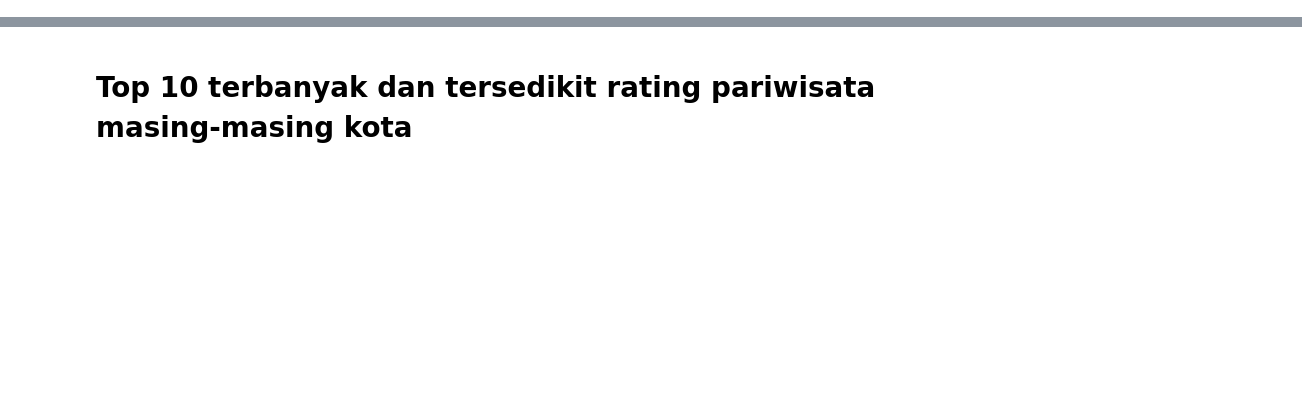
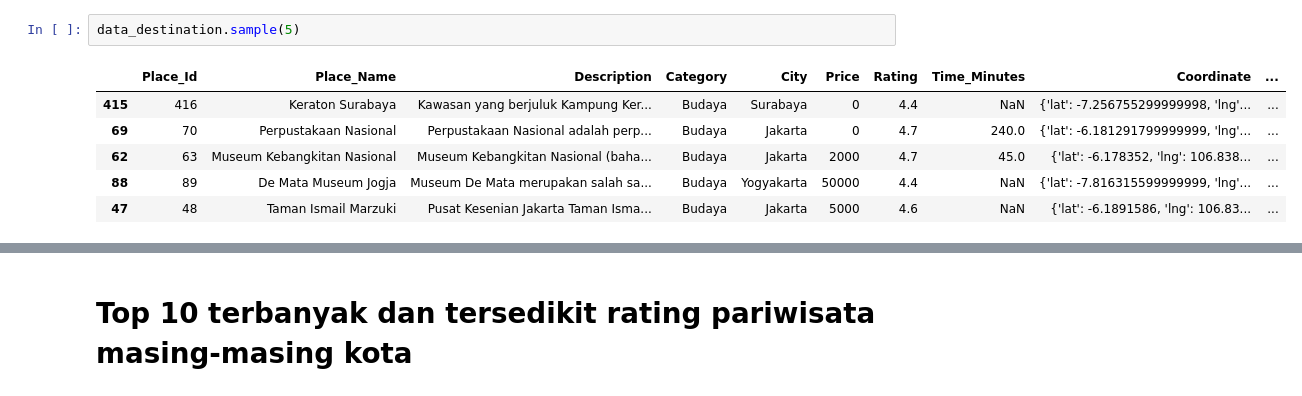
Before and after one commit to TryBugger/ProjekAkhirVisdat, a Jupyter notebook: Testing Plotting.ipynb, the cells around one changed output, grey strips where cells are left out. Drawn from its saved outputs; the diff is of its cells as text; blank space fills up the shorter version.

```diff
--- a/Testing Plotting.ipynb
+++ b/Testing Plotting.ipynb
@@ -28,0 +17,9 @@ df_pariwisata.sample(30)
+# %%
+data_destination.sample(5)
+# %% [output]
+|  | Place_Id | Place_Name | Description | Category | City | Price | Rating | Time_Minutes | Coordinate | ... |
+| 415 | 416 | Keraton Surabaya | Kawasan yang berjuluk Kampung Ker... | Budaya | Surabaya | 0 | 4.4 | NaN | {'lat': -7.256755299999998, 'lng'... | ... |
+| 69 | 70 | Perpustakaan Nasional | Perpustakaan Nasional adalah perp... | Budaya | Jakarta | 0 | 4.7 | 240.0 | {'lat': -6.181291799999999, 'lng'... | ... |
+| 62 | 63 | Museum Kebangkitan Nasional | Museum Kebangkitan Nasional (baha... | Budaya | Jakarta | 2000 | 4.7 | 45.0 | {'lat': -6.178352, 'lng': 106.838... | ... |
+| 88 | 89 | De Mata Museum Jogja | Museum De Mata merupakan salah sa... | Budaya | Yogyakarta | 50000 | 4.4 | NaN | {'lat': -7.816315599999999, 'lng'... | ... |
+| 47 | 48 | Taman Ismail Marzuki | Pusat Kesenian Jakarta Taman Isma... | Budaya | Jakarta | 5000 | 4.6 | NaN | {'lat': -6.1891586, 'lng': 106.83... | ... |
```
Also changed, not shown: parts of 16 cells of this notebook, 1 other file.
